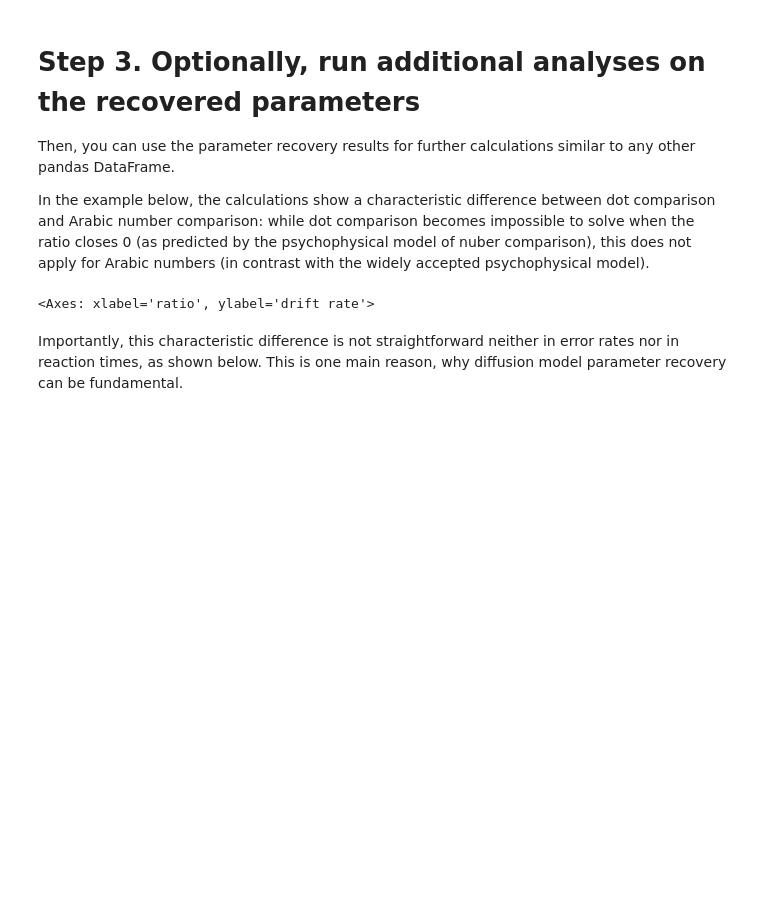
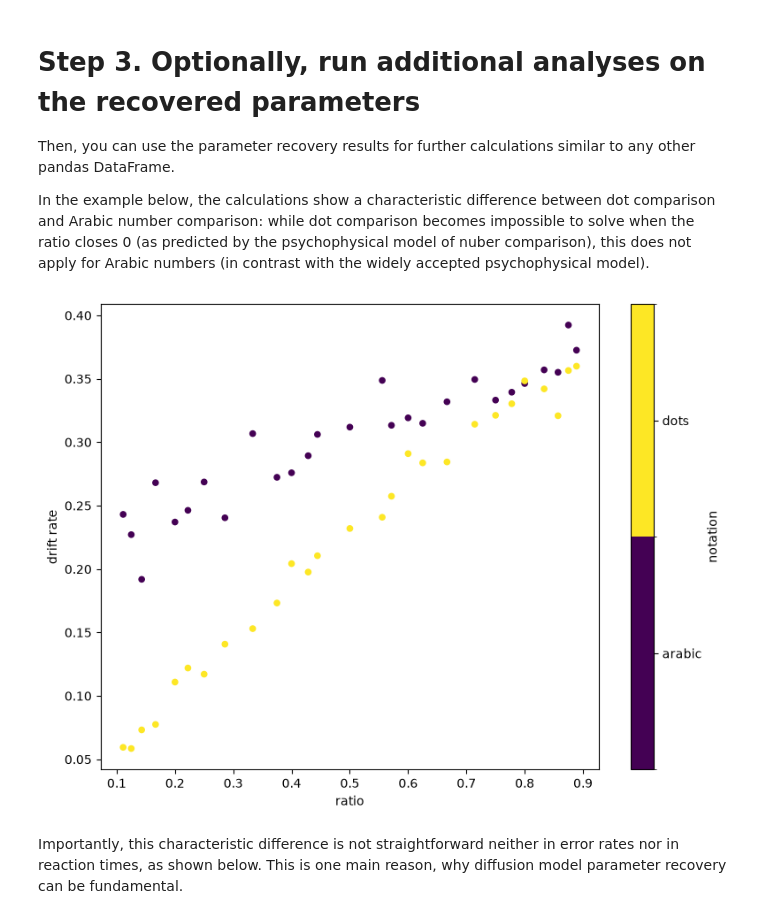
Before and after one commit to cogstat/cogstat, a Jupyter notebook: cogstat/docs/CogStat demonstration for diffusion model parameter recovery.ipynb, the cells around one changed output. Drawn from its saved outputs; the diff is of its cells as text; code cells hidden in the pictures; blank space fills up the shorter version.

```diff
--- a/cogstat/docs/CogStat demonstration for diffusion model parameter recovery.ipynb
+++ b/cogstat/docs/CogStat demonstration for diffusion model parameter recovery.ipynb
@@ -227,12 +227,13 @@ In the example below, the calculations show a characteristic difference between
 # %%
 # Display the drift rates as a function of ratio (x-axis) and notation (colors)
 drift_rate_result = results['drift rate'].data.mean().reset_index()
 drift_rate_result.columns = ['notation', 'ratio', 'drift rate']
 fig, ax = plt.subplots(figsize=(8,6))
 drift_rate_result['notation'] = drift_rate_result['notation'].astype('category')
 drift_rate_result.plot(x='ratio', y ='drift rate', kind='scatter', c='notation', cmap='viridis', ax=ax)
+display(fig)
 # %% [output]
-<Axes: xlabel='ratio', ylabel='drift rate'>
+[figure, added]
 # %% [markdown]
 Importantly, this characteristic difference is not straightforward neither in error rates nor in reaction times, as shown below. This is one main reason, why diffusion model parameter recovery can be fundamental.
 # %%
```
Also changed, not shown: parts of 3 cells of this notebook, 1 other file.
